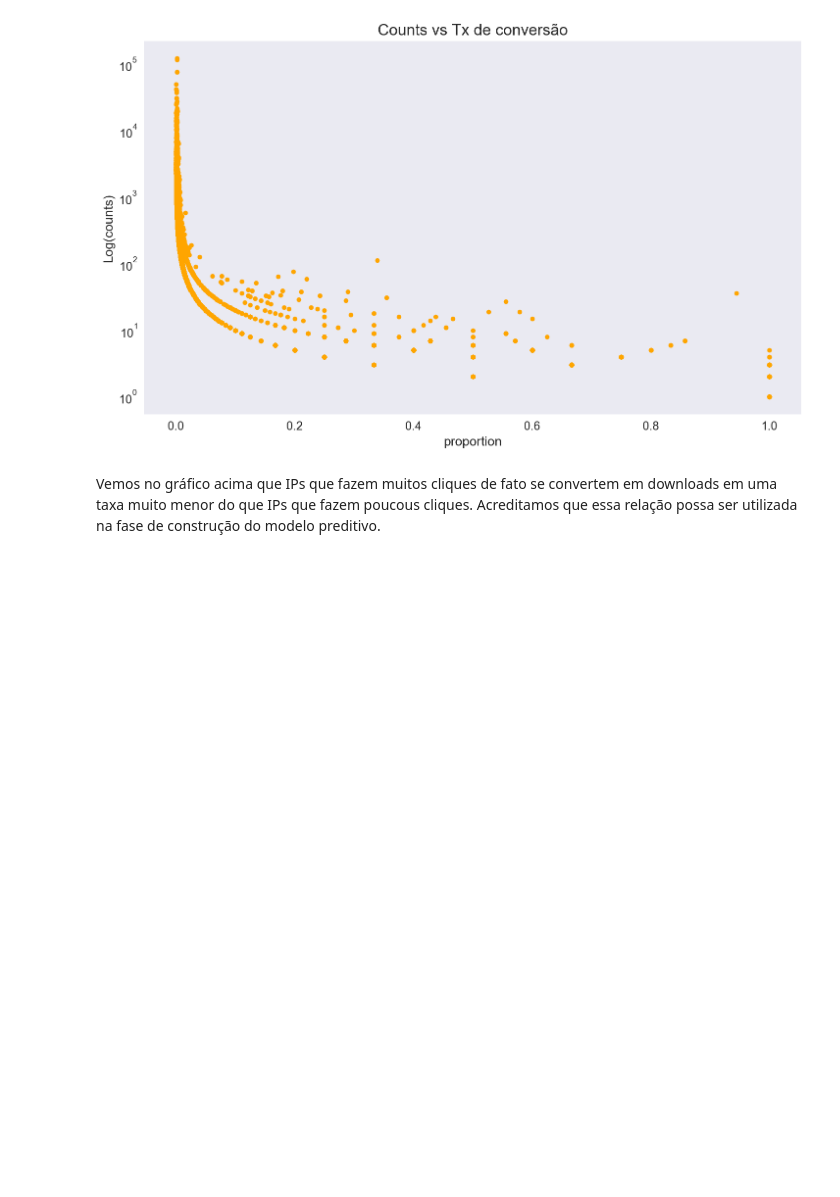
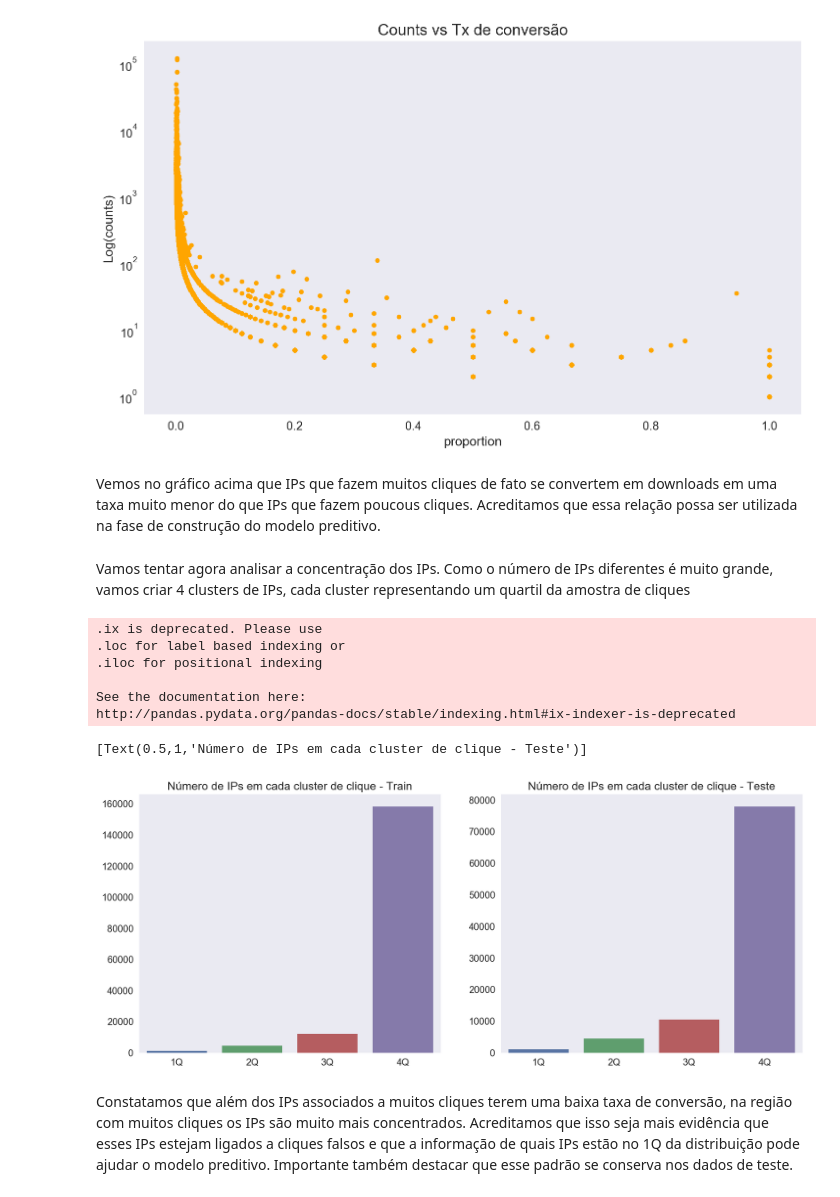
Before and after one commit to rgriva/Kaggle, a Jupyter notebook: EDA-A.ipynb, the cells around one changed output. Saved outputs shown, nothing was run; the diff lists cells and outputs as text; code cells hidden in the pictures; blank space fills up the shorter version.

Commit message:
Feito o gráf. da concentração de IPs

```diff
--- a/EDA-A.ipynb
+++ b/EDA-A.ipynb
@@ -218,3 +218,57 @@ Text(0.5,1,'Counts vs Tx de conversão')
 [figure]
 # %% [markdown]
 Vemos no gráfico acima que IPs que fazem muitos cliques de fato se convertem em downloads em uma taxa muito menor do que IPs que fazem poucous cliques. Acreditamos que essa relação possa ser utilizada na fase de construção do modelo preditivo.
+# %% [markdown]
+Vamos tentar agora analisar a concentração dos IPs. Como o número de IPs diferentes é muito grande, vamos criar 4 clusters de IPs, cada cluster representando um quartil da amostra de cliques
+# %%
+def inter(df, delimiter, col, export, quart):
+    df_mod = np.cumsum(df.ix[:,col])
+    inter = []
+    for row in range(0,len(df)):
+        if all([df_mod[row]>=(quart-1)*delimiter, df_mod[row]<quart*delimiter]):
+            inter.append(df.ix[row,:])
+
+    return pd.DataFrame(inter, columns=export, dtype=np.int64)
+
+temp_test = test['ip'].value_counts().reset_index(name='counts')
+temp_test.columns = ['ip', 'counts']
+
+#Estudando a concentração no train
+tot = temp['counts'].sum()
+delimiter = tot*(1/4)
+
+quartil1_train = temp[np.cumsum(temp['counts'])<=delimiter]
+quartil2_train = inter(temp, delimiter, 'counts', ['ip', 'counts'], 2)
+quartil3_train = inter(temp, delimiter, 'counts', ['ip', 'counts'], 3)
+quartil4_train = temp[np.cumsum(temp['counts'])>=3*delimiter]
+
+#Estudando a concentração no test
+tot = temp_test['counts'].sum()
+delimiter = tot*(1/4)
+
+quartil1_test = temp_test[np.cumsum(temp_test['counts'])<=delimiter]
+quartil2_test = inter(temp_test, delimiter, 'counts', ['ip', 'counts'], 2)
+quartil3_test = inter(temp_test, delimiter, 'counts', ['ip', 'counts'], 3)
+quartil4_test = temp_test[np.cumsum(temp_test['counts'])>=3*delimiter]
+# %% [output]
+.ix is deprecated. Please use
+.loc for label based indexing or
+.iloc for positional indexing
+
+See the documentation here:
+http://pandas.pydata.org/pandas-docs/stable/indexing.html#ix-indexer-is-deprecated
+# %%
+fig, axs = plt.subplots(1, 2, figsize=(15,6))
+y_train = [len(quartil1_train['ip']), len(quartil2_train['ip']), len(quartil3_train['ip']), len(quartil4_train['ip'])]
+y_test = [len(quartil1_test['ip']), len(quartil2_test['ip']), len(quartil3_test['ip']), len(quartil4_test['ip'])]
+
+g1 = sns.barplot(['1Q', '2Q', '3Q', '4Q'], y_train, ax=axs[0])
+g1.set(title='Número de IPs em cada cluster de clique - Train')
+
+g2 = sns.barplot(['1Q', '2Q', '3Q', '4Q'], y_test, ax=axs[1])
+g2.set(title='Número de IPs em cada cluster de clique - Teste')
+# %% [output]
+[Text(0.5,1,'Número de IPs em cada cluster de clique - Teste')]
+[figure, added]
+# %% [markdown]
+Constatamos que além dos IPs associados a muitos cliques terem uma baixa taxa de conversão, na região com muitos cliques os IPs são muito mais concentrados. Acreditamos que isso seja mais evidência que esses IPs estejam ligados a cliques falsos e que a informação de quais IPs estão no 1Q da distribuição pode ajudar o modelo preditivo. Importante também destacar que esse padrão se conserva nos dados de teste.
```
Also changed, not shown: parts of 1 cell of this notebook.
